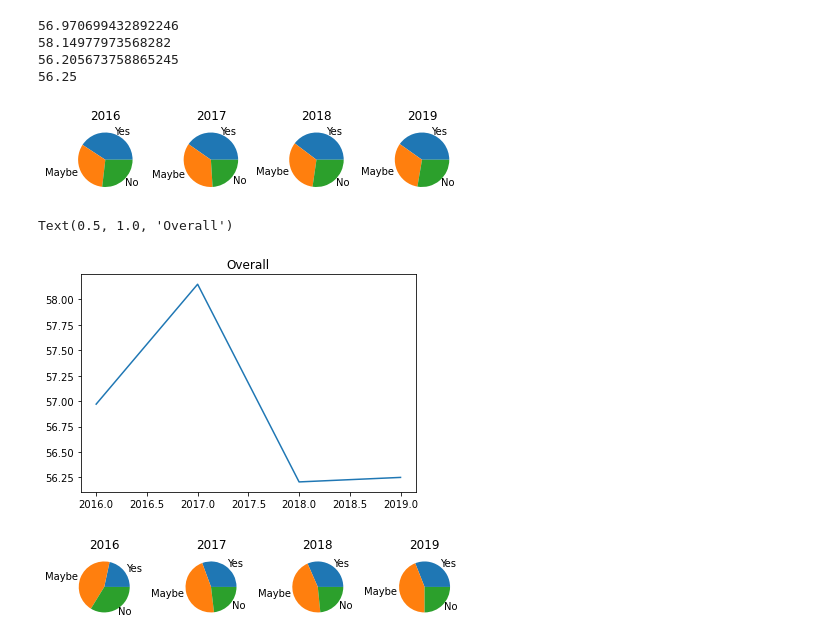
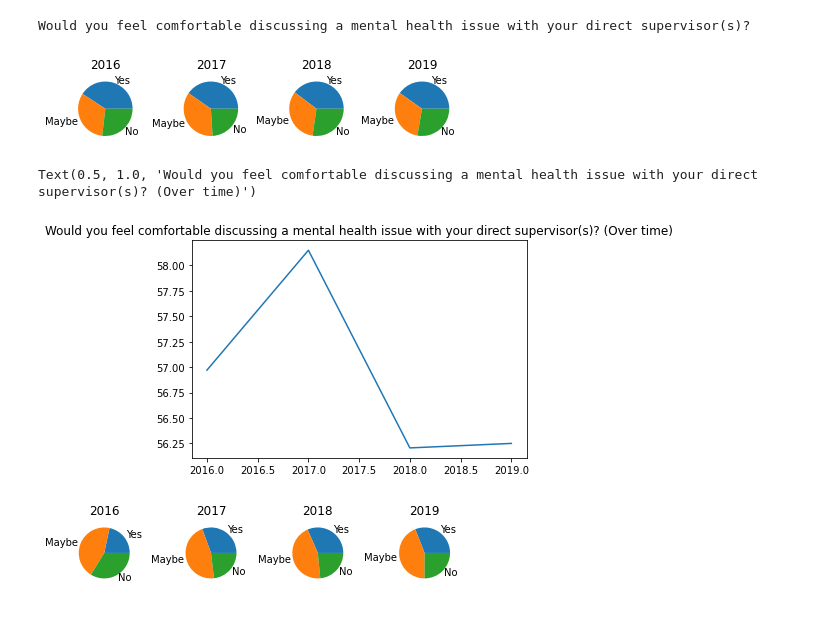
Before and after one commit to mich-matocha/data-therapy, a Jupyter notebook: Questions 17,18,19,85,69.ipynb, the cells around one changed output. Cells and saved outputs as stored; diff of their text form; code cells hidden in the pictures.

Commit message:
added titles

```diff
--- a/Questions 17,18,19,85,69.ipynb
+++ b/Questions 17,18,19,85,69.ipynb
@@ -208,10 +208,10 @@ data_17 = clean_data(data_17)
 data_18 = clean_data(data_18)
 data_19 = clean_data(data_19)
 # %%
-print(q_17(data_16))
-print(q_17(data_17))
-print(q_17(data_18))
-print(q_17(data_19))
+#print(q_17(data_16))
+#print(q_17(data_17))
+#print(q_17(data_18))
+#print(q_17(data_19))
 
 q_17_list = []
 q_17_list.append(q_17(data_16))
@@ -228,6 +228,8 @@ pie_17_list18 = pie_17(data_18)
 pie_17_list19 = pie_17(data_19)
 answers = ['Yes','Maybe','No']
 # referenced https://stackoverflow.com/questions/42818361/how-to-make-two-plots-side-by-side-using-python
+plt.title('Would you feel comfortable discussing a mental health issue with your direct supervisor(s)?')
+print('Would you feel comfortable discussing a mental health issue with your direct supervisor(s)?')
 plt.subplot(1,4,1)
 plt.pie(pie_17_list16,labels=answers)
 plt.title('2016')
@@ -242,17 +244,14 @@ plt.pie(pie_17_list19,labels=answers)
 plt.title('2019')
 plt.tight_layout()
 # %% [output]
-56.970699432892246
-58.14977973568282
-56.205673758865245
-56.25
+Would you feel comfortable discussing a mental health issue with your direct supervisor(s)?
 [figure]
-# %%
-plt.plot(years,q_17_list)
-plt.title('Overall')
-# %% [output]
-Text(0.5, 1.0, 'Overall')
-[figure, removed]
+# %%
+plt.plot(years,q_17_list)
+plt.title('Would you feel comfortable discussing a mental health issue with your direct supervisor(s)? (Over time)')
+# %% [output]
+Text(0.5, 1.0, 'Would you feel comfortable discussing a mental health issue with your direct supervisor(s)? (Over time)')
+[figure, added]
 # %%
 #print(q_18(data_16))
 #print(q_18(data_17))
```
Also changed, not shown: parts of 4 cells of this notebook.
